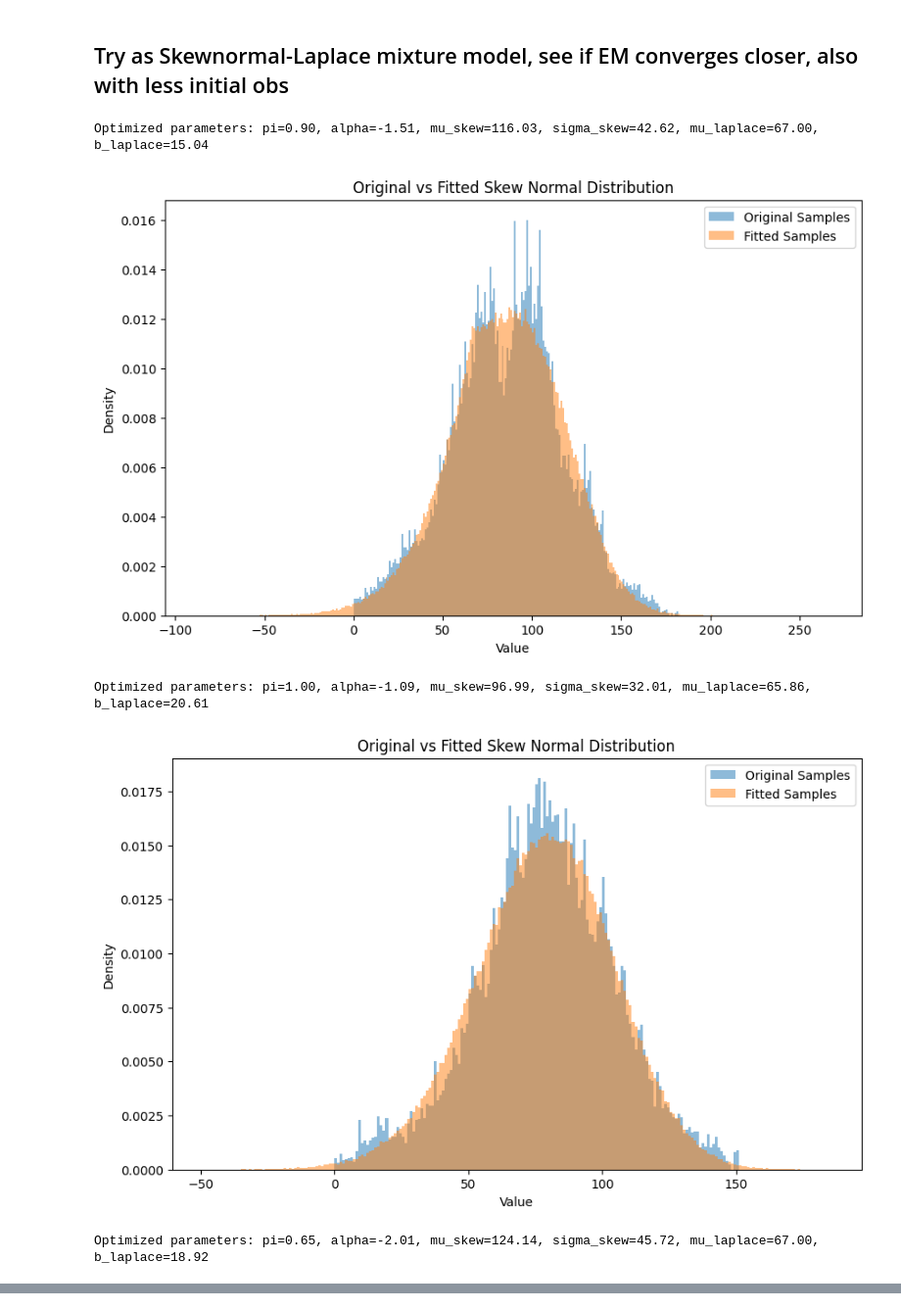
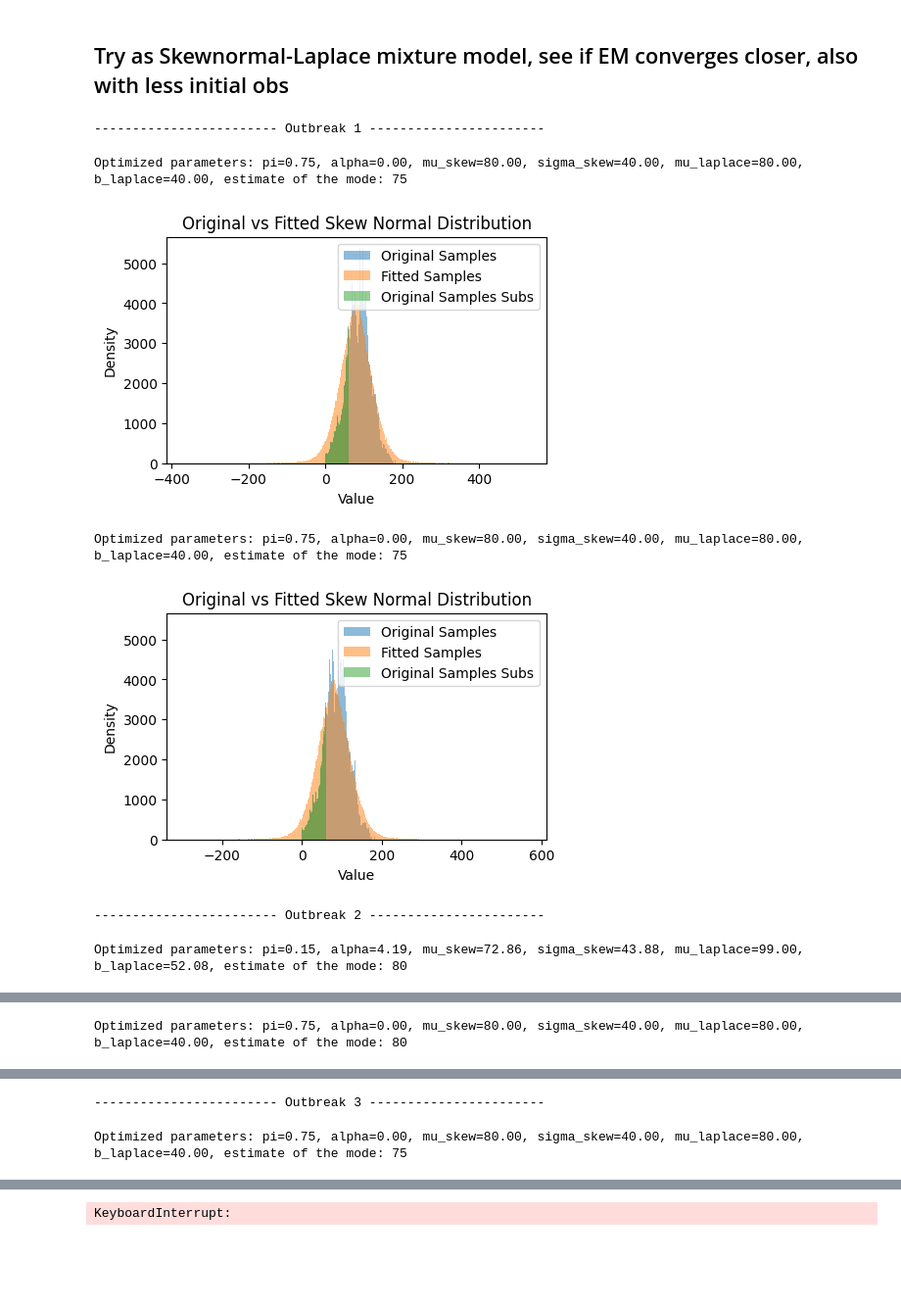
Before and after one commit to silaskoemen/ForecastPNN, a Jupyter notebook: exploration/train_model.ipynb, the cells around one changed output, grey strips where cells are left out. Shown at 98% size. Drawn from its saved outputs; the diff is of its cells as text; code cells hidden in the pictures; blank space fills up the shorter version.

```diff
--- a/exploration/train_model.ipynb
+++ b/exploration/train_model.ipynb
@@ -530,12 +563,16 @@ Optimized parameters: mu=199.35, sigma=84.77, alpha=-0.32
 ## Try with just the first 30 observations available, see if EM converges
 # %%
 from scipy.stats import skewnorm
-def print_true_outbreak_vs_fitted_values_subs(samples, alpha, mu, sigma, samples_subs = None, density=True):
+def print_true_outbreak_vs_fitted_values_subs(samples, alpha, mu, sigma, samples_subs = None, density=True, size_based_on_cdf = True):
     num_samples = len(samples)
     # Find size to sample from estimated from subsample
     if samples_subs is not None:
-        prob_until_cutoff = skewnorm.cdf(samples_subs.max(), alpha, mu, sigma)
-        num_samples_opt = int(min(len(samples_subs)/prob_until_cutoff, 10_000_000))
+        if size_based_on_cdf:
+            prob_until_cutoff = skewnorm.cdf(samples_subs.max(), alpha, mu, sigma)
+            num_samples_opt = int(min(len(samples_subs)/prob_until_cutoff, 10_000_000))
+        else:
+            prob_at_cutoff = skewnorm.pdf(samples_subs.max(), alpha, mu, sigma)
+            num_samples_opt = int(min(len(samples_subs[samples_subs == samples_subs.max()])/prob_at_cutoff, 10_000_000))
         samples_opt = skewnorm.rvs(alpha, mu, sigma, size=num_samples_opt, random_state=42)
     else:
         samples_opt = skewnorm.rvs(alpha, mu, sigma, size=num_samples, random_state=42)
@@ -743,7 +811,14 @@ def fit_mixture_model(samples, n_tries=10):
 # %%
 from scipy.stats import skewnorm
+
 def print_true_outbreak_vs_fitted_values_mixture_subs(samples, pi, alpha, mu, sigma, mu_laplace, b_laplace, samples_subs = None, density=True):
-    num_samples = len(samples)
+    if samples_subs is not None:
+        """ prob_until_cutoff = skewnorm.cdf(samples_subs.max(), alpha, mu, sigma)
+        num_samples = int(min(len(samples_subs)/prob_until_cutoff, 10_000_000)) """
+        prob_until_cutoff = skewnorm.pdf(samples_subs.max(), alpha, mu, sigma)
+        num_samples = int(min(len(samples_subs[samples_subs == samples_subs.max()])/prob_until_cutoff, 10_000_000))
+    else:
+        num_samples = len(samples)
     samples_sn = skewnorm.rvs(alpha, mu, sigma, size=int(pi*num_samples), random_state=42)
     samples_laplace = np.random.laplace(mu_laplace, b_laplace, size=int((1-pi)*num_samples))
     samples_opt = np.concatenate([samples_sn, samples_laplace])
@@ -753,7 +828,7 @@ def print_true_outbreak_vs_fitted_values_mixture_subs(samples, pi, alpha, mu, si
     max_val = int(np.ceil(max(max(samples), max(samples_opt))))
     bins = np.arange(min_val, max_val + 1)
 
-    plt.figure(figsize=(10, 6))
+    plt.figure(figsize=(5, 3))
     plt.hist(samples, bins=bins, alpha=0.5, label='Original Samples', density=density)
     plt.hist(samples_opt, bins=bins, alpha=0.5, label='Fitted Samples', density=density)
     if samples_subs is not None:
@@ -766,20 +841,32 @@ def print_true_outbreak_vs_fitted_values_mixture_subs(samples, pi, alpha, mu, si
 # %%
 import scipy
 from tqdm import tqdm
 from scipy.stats import skewnorm
 
-for dr in bounds:
-    samples = daily_df.loc[dr, "count"].values
-    samples = samples - samples.min()
+modes = [75, 80, 75, 120, 160, 75, 120, 60]
+SAMPLES_SEEN = 60
+BOOTSTRAP_ITERS = 2
+
+for i, dr in enumerate(bounds):
+    print(f"------------------------ Outbreak {i+1} -----------------------")
+    samples = daily_df.loc[dr, "count"]
+    samples_subs = samples.iloc[:SAMPLES_SEEN].values
+    samples_subs = samples_subs - samples.min()
+    samples = samples.values - samples.min()
     # Create array of repeated indices based on count values
     samples_array = np.repeat(np.arange(len(samples)), samples)
-    pi, alpha, mu, sigma, mu_l, b_l = fit_mixture_model(samples_array, n_tries=2)
-    #mu, sigma, alpha = em_algorithm_skewnormal(samples, n_tries=10)
-    print(f"Optimized parameters: pi={pi:.2f}, alpha={alpha:.2f}, mu_skew={mu:.2f}, sigma_skew={sigma:.2f}, mu_laplace={mu_l:.2f}, b_laplace={b_l:.2f}")
-    print_true_outbreak_vs_fitted_values_mixture_subs(samples_array, pi, alpha, mu, sigma, mu_l, b_l)
+    samples_subs_array = np.repeat(np.arange(len(samples_subs)), samples_subs)
+    for b in range(BOOTSTRAP_ITERS):
+        samples_subs_array = np.random.choice(samples_subs_array, len(samples_subs_array), replace=True)
+        pi, alpha, mu, sigma, mu_l, b_l = fit_mixture_model(samples_array, n_tries=2, raise_error=False)#, mode_est=modes[i])
+        #mu, sigma, alpha = em_algorithm_skewnormal(samples, n_tries=10)
+        print(f"Optimized parameters: pi={pi:.2f}, alpha={alpha:.2f}, mu_skew={mu:.2f}, sigma_skew={sigma:.2f}, mu_laplace={mu_l:.2f}, b_laplace={b_l:.2f}, estimate of the mode: {modes[i]}")
+        print_true_outbreak_vs_fitted_values_mixture_subs(samples_array, pi, alpha, mu, sigma, mu_l, b_l, samples_subs_array, density=False)
 # %% [output]
-Optimized parameters: pi=0.90, alpha=-1.51, mu_skew=116.03, sigma_skew=42.62, mu_laplace=67.00, b_laplace=15.04
+------------------------ Outbreak 1 -----------------------
+Optimized parameters: pi=0.75, alpha=0.00, mu_skew=80.00, sigma_skew=40.00, mu_laplace=80.00, b_laplace=40.00, estimate of the mode: 75
-[figure, old version]
+[figure, new version]
-Optimized parameters: pi=1.00, alpha=-1.09, mu_skew=96.99, sigma_skew=32.01, mu_laplace=65.86, b_laplace=20.61
+Optimized parameters: pi=0.75, alpha=0.00, mu_skew=80.00, sigma_skew=40.00, mu_laplace=80.00, b_laplace=40.00, estimate of the mode: 75
-[figure, old version]
+[figure, new version]
-Optimized parameters: pi=0.65, alpha=-2.01, mu_skew=124.14, sigma_skew=45.72, mu_laplace=67.00, b_laplace=18.92
+------------------------ Outbreak 2 -----------------------
+Optimized parameters: pi=0.15, alpha=4.19, mu_skew=72.86, sigma_skew=43.88, mu_laplace=99.00, b_laplace=52.08, estimate of the mode: 80
@@ -787,0 +874 @@ Optimized parameters: pi=0.84, alpha=0.49, mu_skew=96.70, sigma_skew=44.14, mu_l
+Optimized parameters: pi=0.75, alpha=0.00, mu_skew=80.00, sigma_skew=40.00, mu_laplace=80.00, b_laplace=40.00, estimate of the mode: 80
@@ -789,0 +876,2 @@ Optimized parameters: pi=0.16, alpha=-2.59, mu_skew=245.69, sigma_skew=122.31, m
+------------------------ Outbreak 3 -----------------------
+Optimized parameters: pi=0.75, alpha=0.00, mu_skew=80.00, sigma_skew=40.00, mu_laplace=80.00, b_laplace=40.00, estimate of the mode: 75
@@ -793,0 +879 @@ Optimized parameters: pi=0.82, alpha=-1.63, mu_skew=268.56, sigma_skew=96.71, mu
+KeyboardInterrupt:
```
Also changed, not shown: parts of 9 cells of this notebook.
